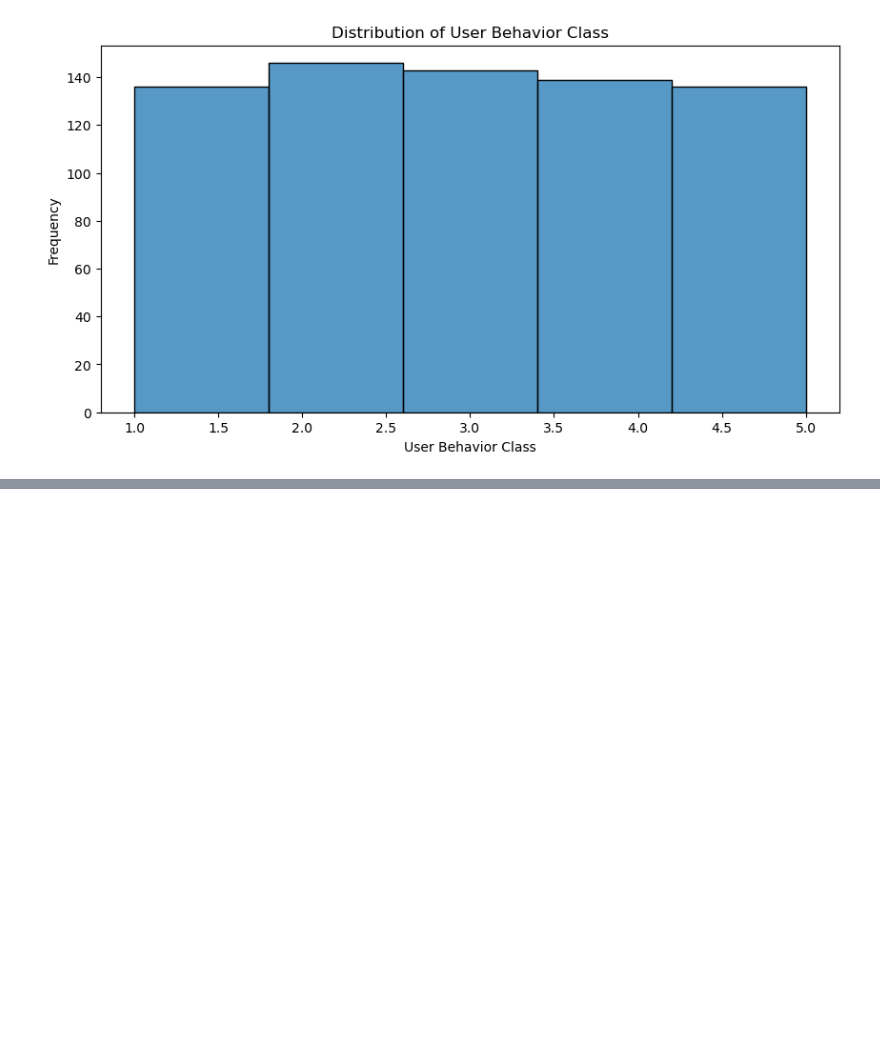
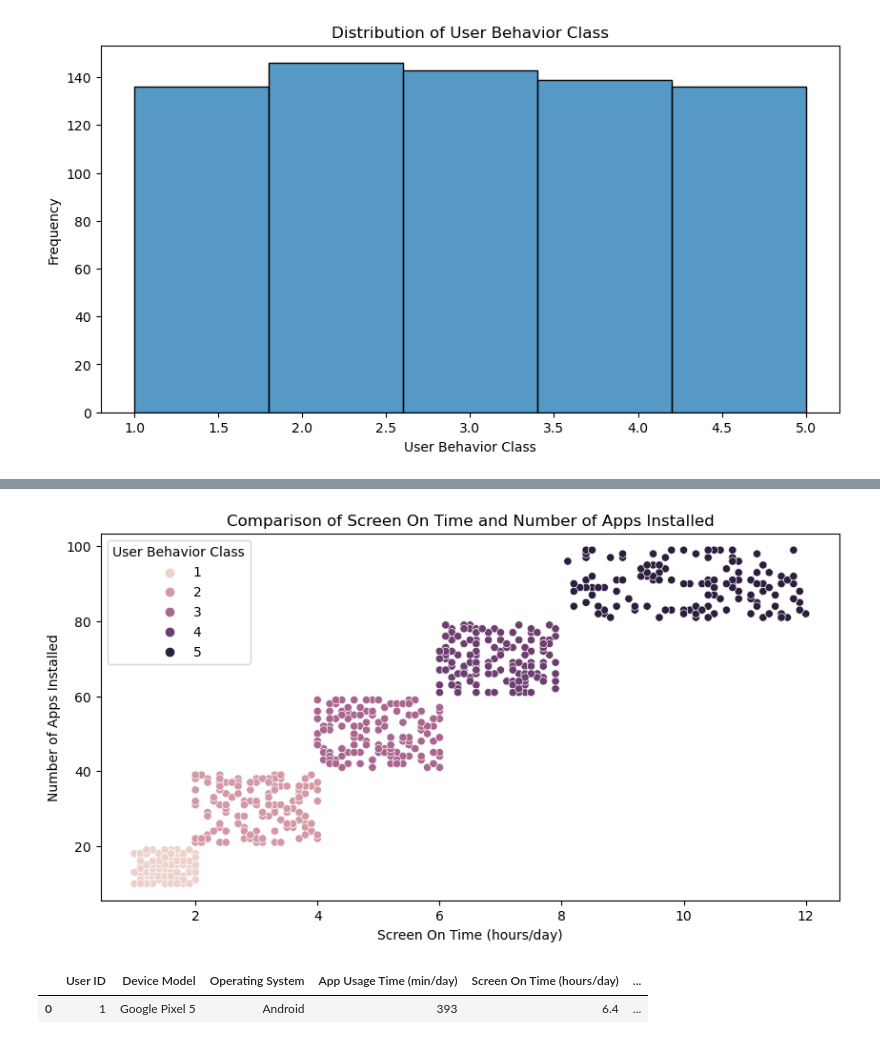
Before and after one commit to beccaa9116/Mobile-Device-Usage-and-User-Behavior, a Jupyter notebook: mobile_user_behavior.ipynb, the cells around one changed output, grey strips where cells are left out. Saved outputs shown, nothing was run; the diff lists cells and outputs as text; code cells hidden in the pictures; blank space fills up the shorter version.

```diff
--- a/mobile_user_behavior.ipynb
+++ b/mobile_user_behavior.ipynb
@@ -185,0 +216,15 @@ plt.show()
+# %%
+#compare screen on time and number of apps installed
+plt.figure(figsize=(10, 5))
+sns.scatterplot(x='Screen On Time (hours/day)', y='Number of Apps Installed', hue='User Behavior Class', data=data)
+plt.title('Comparison of Screen On Time and Number of Apps Installed')
+plt.xlabel('Screen On Time (hours/day)')
+plt.ylabel('Number of Apps Installed')
+plt.show()
+# %% [output]
+[figure, added]
+# %%
+data.head(1)
+# %% [output]
+|  | User ID | Device Model | Operating System | App Usage Time (min/day) | Screen On Time (hours/day) | ... |
+| 0 | 1 | Google Pixel 5 | Android | 393 | 6.4 | ... |
```
Also changed, not shown: parts of 7 cells of this notebook.
